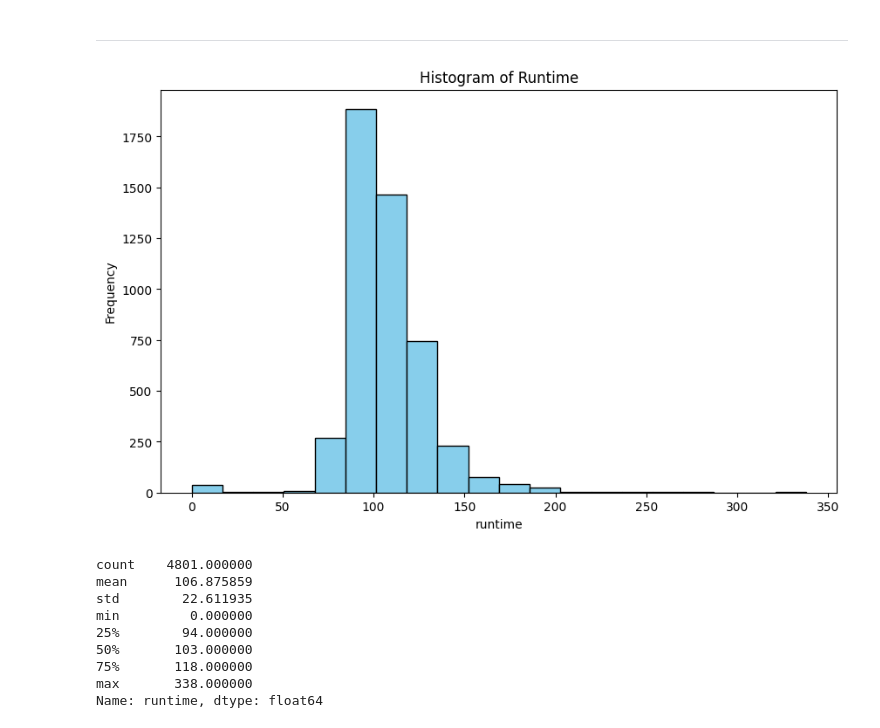
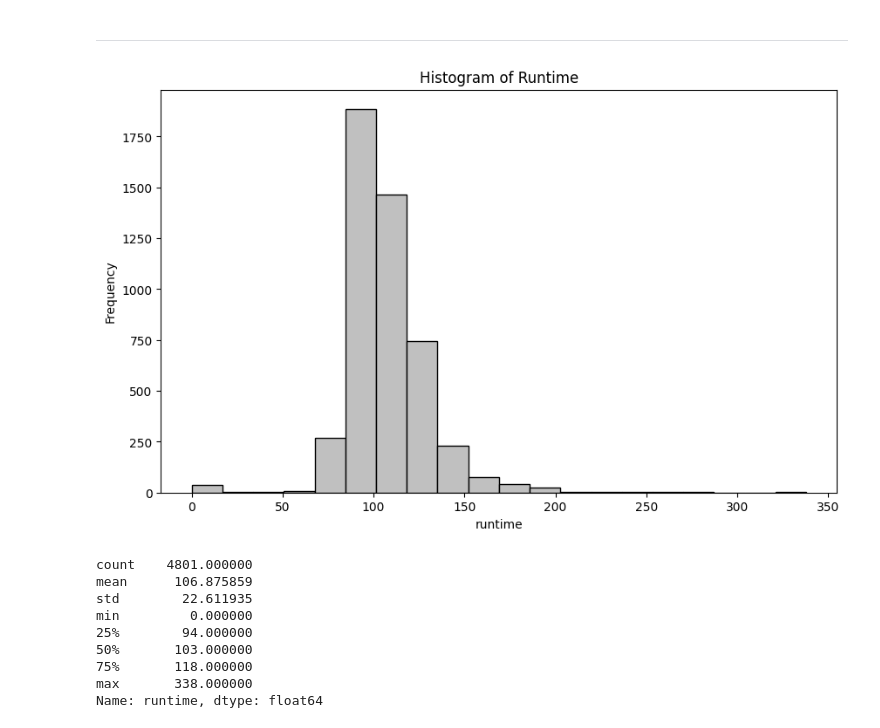
Before and after one commit to pereiranuno/MovieRating, a Jupyter notebook: pf_np_group_project.ipynb, the cells around one changed output. Saved outputs shown, nothing was run; the diff lists cells and outputs as text; code cells hidden in the pictures.

```diff
--- a/pf_np_group_project.ipynb
+++ b/pf_np_group_project.ipynb
@@ -165,16 +165,16 @@ print(df.columns.tolist())
 # %%
 # prompt: create histogram variable RunTime
 
 import matplotlib.pyplot as plt
 # Assuming 'RunTime' is a column in your DataFrame 'df'
 plt.figure(figsize=(10, 6))
-plt.hist(df['runtime'], bins=20, color='skyblue', edgecolor='black')
+plt.hist(df['runtime'], bins=20, color='silver', edgecolor='black')
 plt.xlabel('runtime')
 plt.ylabel('Frequency')
 plt.title('Histogram of Runtime')
 plt.show()
 # %% [output]
-[figure, old version]
+[figure, new version]
 # %%
 # prompt: variable runtime describe
 
```
Also changed, not shown: parts of 14 cells of this notebook.
